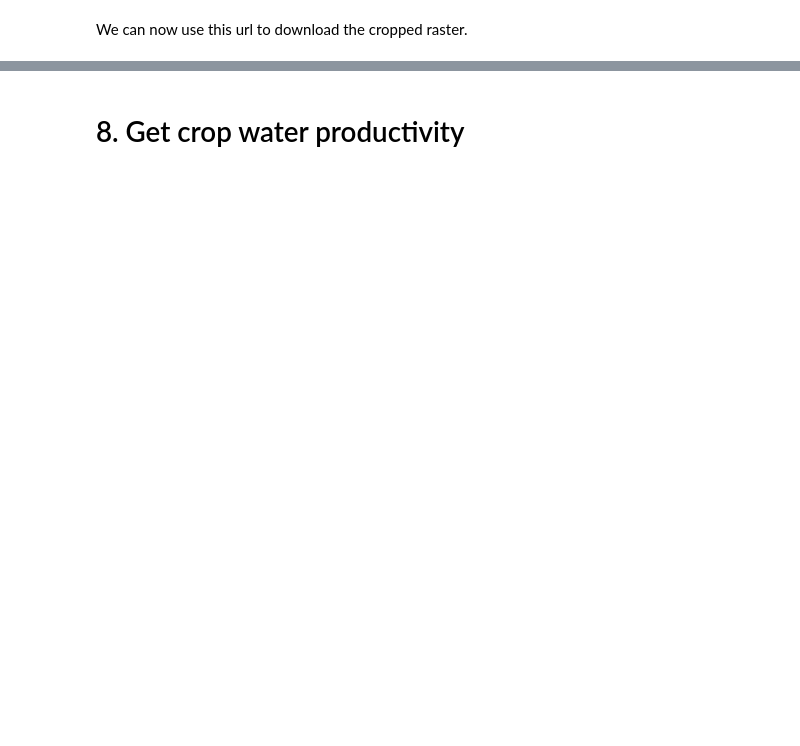
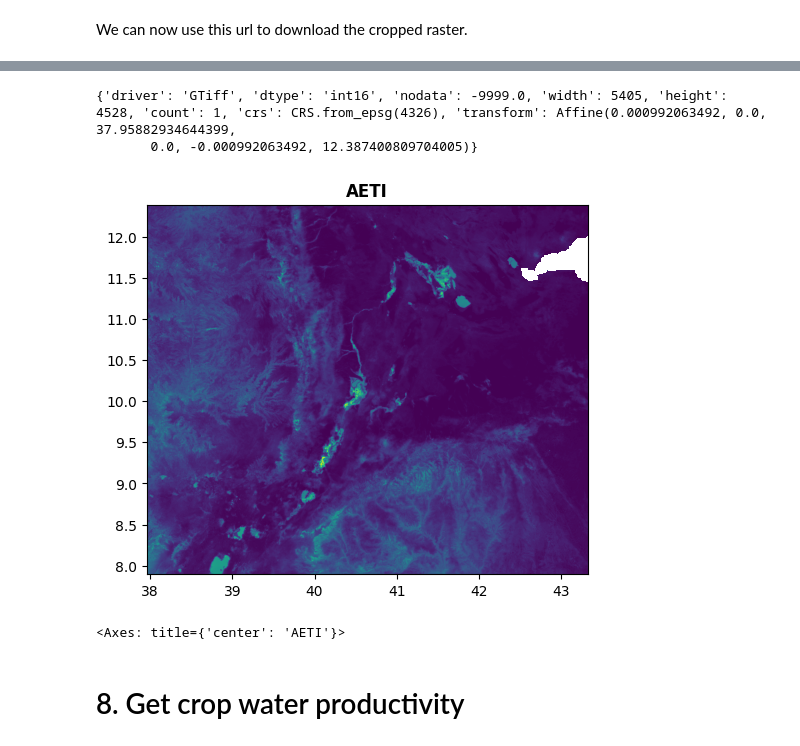
Before and after one commit to trngbich/tutorial_WaPOR_API, a Jupyter notebook: REST_API.ipynb, the cells around one changed output, grey strips where cells are left out. Saved outputs shown, nothing was run; the diff lists cells and outputs as text; code cells hidden in the pictures; blank space fills up the shorter version.

```diff
--- a/REST_API.ipynb
+++ b/REST_API.ipynb
@@ -774,7 +738,7 @@ We will write a query payload with these information:
 # %%
 cube_code='L2_AETI_M'
 workspace='WAPOR_2'
-outputFileName='L2_PHE_17s1_s_clipped.tif'
+outputFileName='L2_AETI_M_201701_clipped.tif'
 
 #get datacube measure
 cube_url=f'https://io.apps.fao.org/gismgr/api/v1/catalog/workspaces/{workspace}/cubes/{cube_code}/measures'
@@ -885,7 +869,7 @@ if not os.path.exists('data'):
     os.makedirs('data')
 
 response = requests.get(raster_url)
-file_path = './data/L2_PHE_17s1_s_clipped.tif'
+file_path = os.path.join('./data',outputFileName)
 
 if response.status_code == 200:
     with open(file_path, 'wb') as file:
@@ -895,23 +878,0 @@ Then, we can visualize the raster as follows.
-# %%
-from osgeo import gdal
-import matplotlib.pyplot as plt
-import numpy as np
-
-file_path = './data/L2_PHE_17s1_s_clipped.tif'  # Replace with the actual file path
-dataset = gdal.Open(file_path)
-band = dataset.GetRasterBand(1)  # Assuming it is a single-band raster (replace "1" with the desired band number if it is a multi-band raster)
-data = band.ReadAsArray()
-transform = dataset.GetGeoTransform()
-x_origin = transform[0]
-y_origin = transform[3]
-pixel_width = transform[1]
-pixel_height = transform[5]
-x_range = x_origin + pixel_width * dataset.RasterXSize
-y_range = y_origin + pixel_height * dataset.RasterYSize
-x_values = np.arange(x_origin, x_range, pixel_width)
-y_values = np.arange(y_origin, y_range, pixel_height)
-x_mesh, y_mesh = np.meshgrid(x_values, y_values)
-plt.figure(figsize=(10, 10))  # Adjust the figure size as needed
-plt.imshow(data, extent=[x_origin, x_range, y_origin, y_range])  # You can choose a different colormap if desired
-plt.colorbar()
-plt.show()
@@ -920,3 +899,20 @@ plt.show()
+# %%
+import rasterio
+from rasterio.plot import show
+
+# open the raster layer
+aeti = rasterio.open(file_path, driver='GTiff')
+
+# print the metadata
+print(aeti.meta)
+
+# plot the map
+show(aeti, title='AETI')
+# %% [output]
+{'driver': 'GTiff', 'dtype': 'int16', 'nodata': -9999.0, 'width': 5405, 'height': 4528, 'count': 1, 'crs': CRS.from_epsg(4326), 'transform': Affine(0.000992063492, 0.0, 37.95882934644399,
+       0.0, -0.000992063492, 12.387400809704005)}
+[figure, added]
+<Axes: title={'center': 'AETI'}>
 # %% [markdown]
 # 8. Get crop water productivity<a name="wp"></a>
 # %% [markdown]
```
Also changed, not shown: parts of 33 cells of this notebook.
